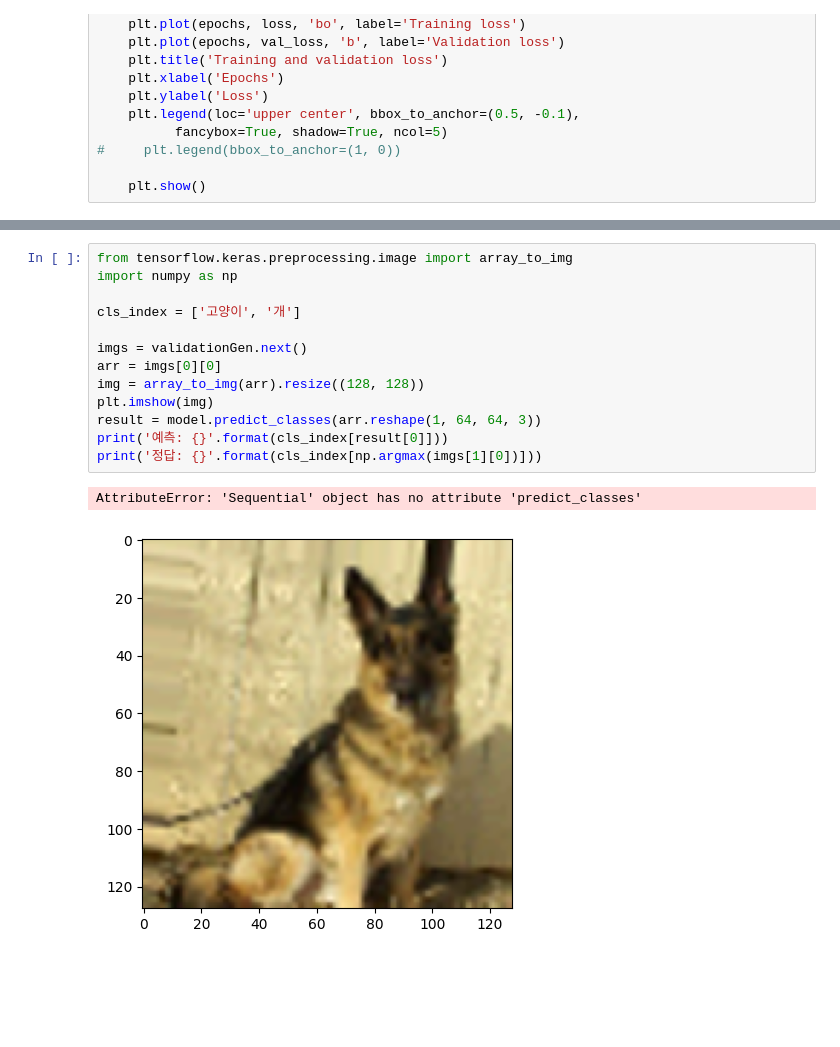
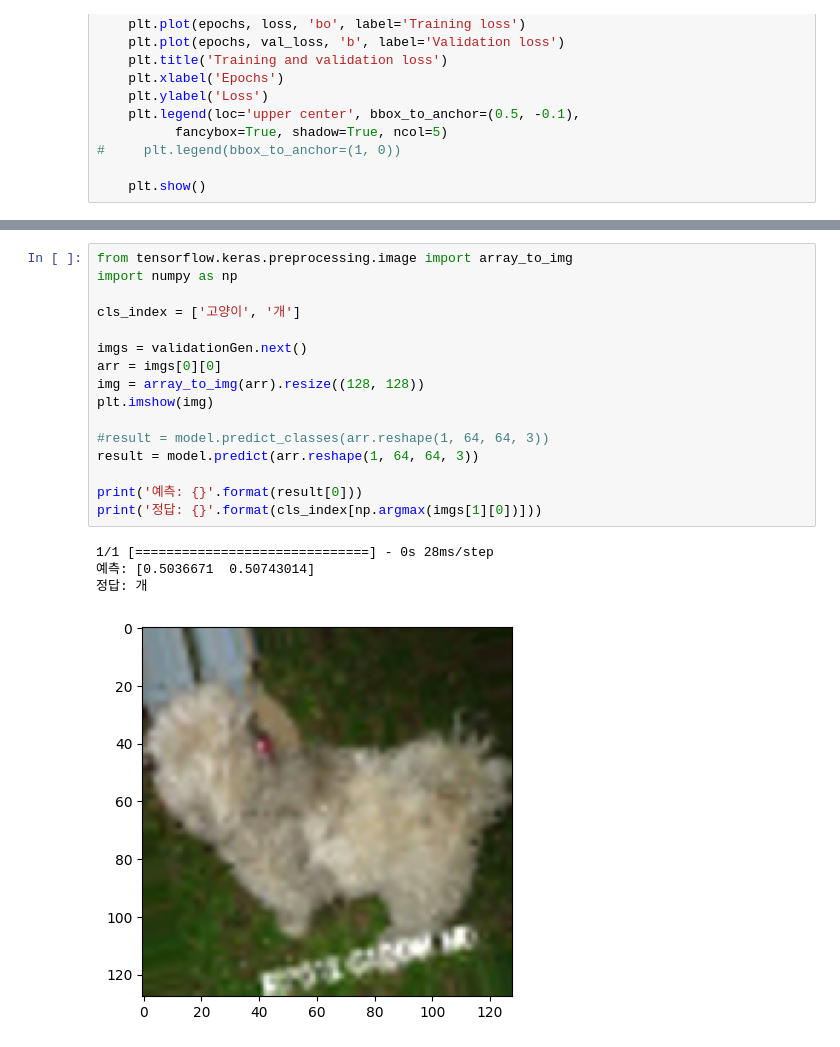
Before and after one commit to eksq1/dodo, a Jupyter notebook: inclass/0522_CNN1.ipynb, the cells around one changed output, grey strips where cells are left out. Cells and saved outputs as stored; diff of their text form; blank space fills up the shorter version.

```diff
--- a/inclass/0522_CNN1.ipynb
+++ b/inclass/0522_CNN1.ipynb
@@ -229,16 +224,21 @@ ValueError: x and y must have same first dimension, but have shapes (32,) and (1
 # %%
 from tensorflow.keras.preprocessing.image import array_to_img
 import numpy as np
 
 cls_index = ['고양이', '개']
 
 imgs = validationGen.next()
 arr = imgs[0][0]
 img = array_to_img(arr).resize((128, 128))
 plt.imshow(img)
-result = model.predict_classes(arr.reshape(1, 64, 64, 3))
-print('예측: {}'.format(cls_index[result[0]]))
+
+#result = model.predict_classes(arr.reshape(1, 64, 64, 3))
+result = model.predict(arr.reshape(1, 64, 64, 3))
+
+print('예측: {}'.format(result[0]))
 print('정답: {}'.format(cls_index[np.argmax(imgs[1][0])]))
 # %% [output]
-AttributeError: 'Sequential' object has no attribute 'predict_classes'
+1/1 [==============================] - 0s 28ms/step
+예측: [0.5036671  0.50743014]
+정답: 개
-[figure, old version]
+[figure, new version]
```
Also changed, not shown: parts of 1 cell of this notebook.
